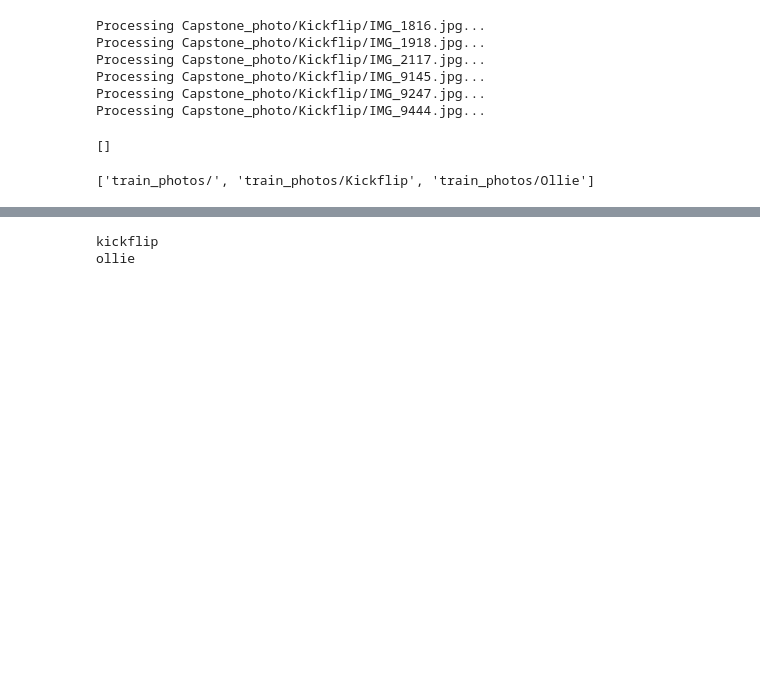
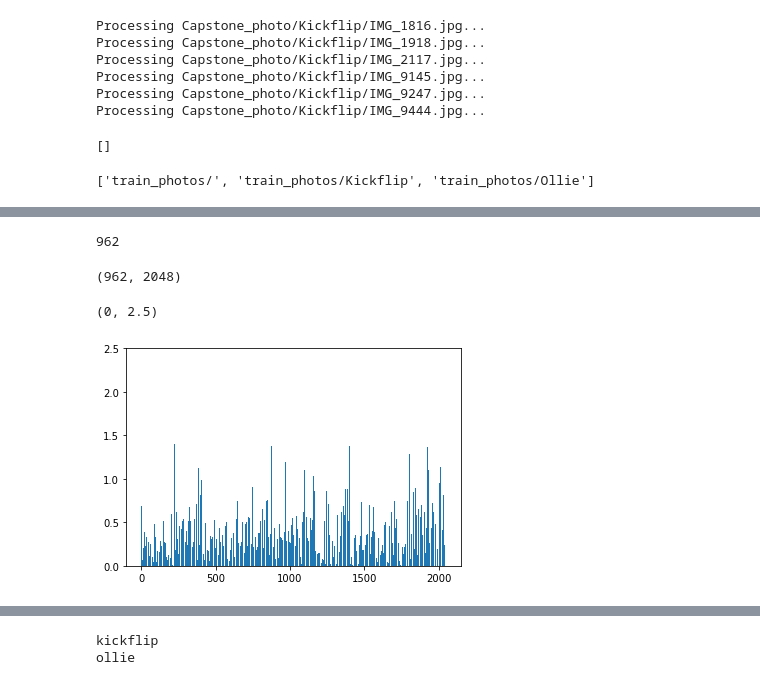
Before and after one commit to nathanch0/Skateboard_Trick_Identifier, a Jupyter notebook: TEST.ipynb, the cells around one changed output, grey strips where cells are left out. Cells and saved outputs as stored; diff of their text form; code cells hidden in the pictures; blank space fills up the shorter version.

Commit message:
test update and feature_extraction

```diff
--- a/TEST.ipynb
+++ b/TEST.ipynb
@@ -131,4 +138,7 @@ def image_list(image_dir):
         result[label_name] = file_list #For each label, the list of images associated with the label
         #{'dir':dir_name,'train':file_list}
 
-    return result
+    final = []
+    for value in result.values():
+        final.extend(value)
+    return final
@@ -156,0 +147,2 @@ Looking for images in 'Ollie'
+# %%
+train_images = image_list('train_photos')
@@ -156,0 +172,2 @@ Looking for images in 'Ollie'
+# %%
+feature, label = extraction(train_images)
@@ -156,0 +185,14 @@ Looking for images in 'Ollie'
+# %%
+len(label)
+# %% [output]
+962
+# %%
+feature.shape
+# %% [output]
+(962, 2048)
+# %%
+plt.bar(np.arange(0,2048),feature[0]) #Kickflip
+plt.ylim(0,2.5)
+# %% [output]
+(0, 2.5)
+[figure, added]
```
Also changed, not shown: parts of 11 cells of this notebook, 1 other file.
